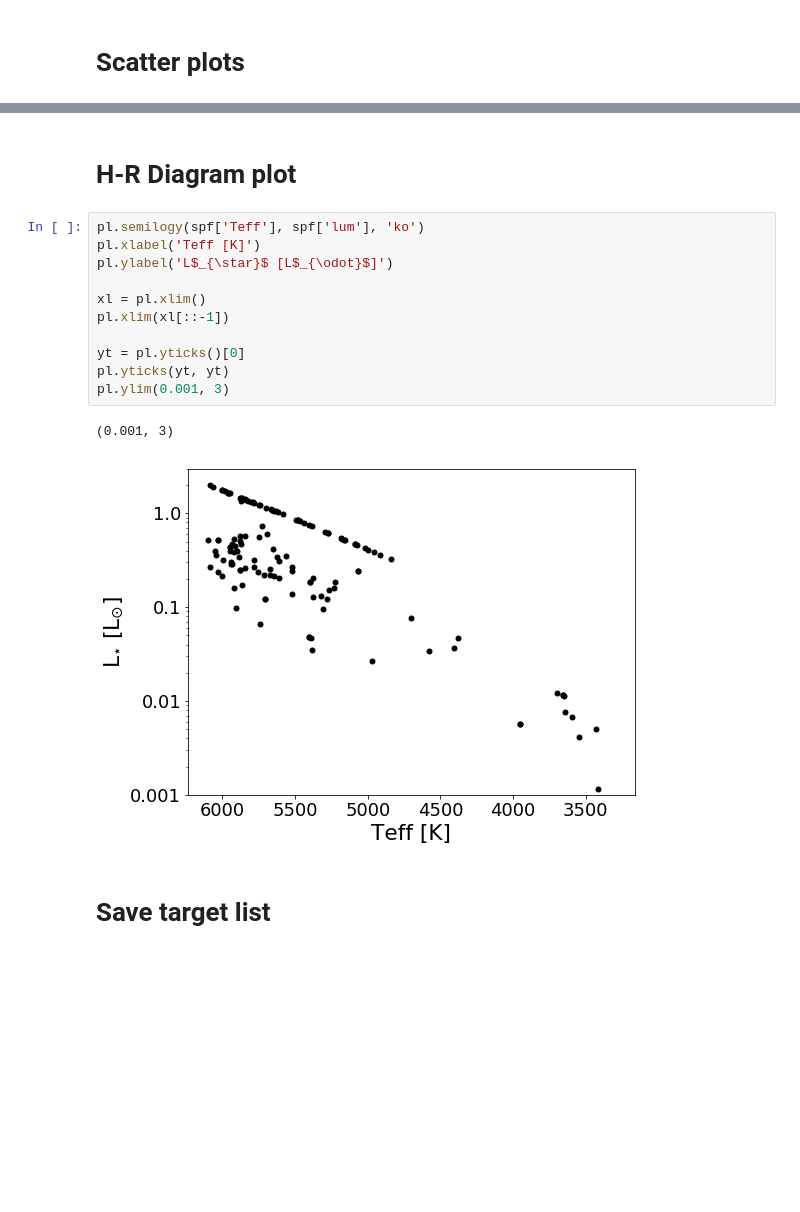
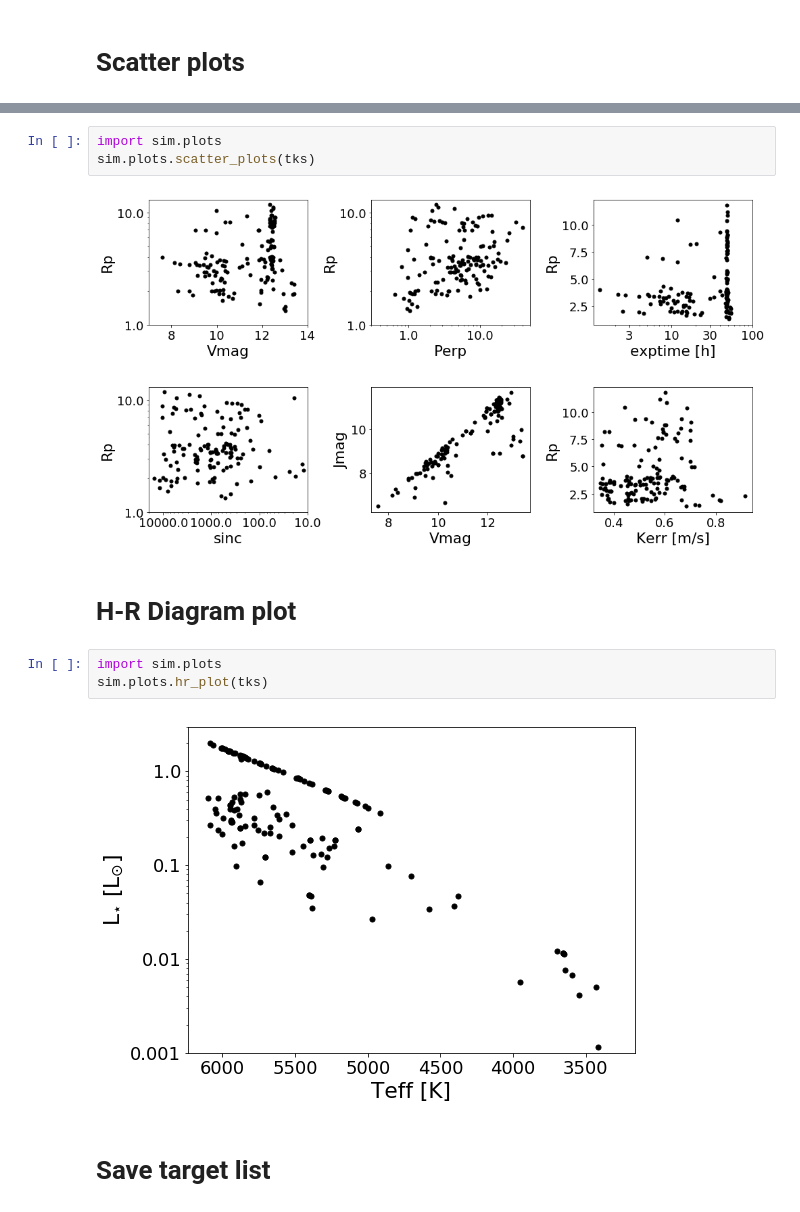
Before and after one commit to cdressing/ksms2019, a Jupyter notebook: notebooks/Simulator SB.ipynb, the cells around one changed output, grey strips where cells are left out. Cells and saved outputs as stored; diff of their text form; blank space fills up the shorter version.

```diff
--- a/notebooks/Simulator SB.ipynb
+++ b/notebooks/Simulator SB.ipynb
@@ -255,19 +44,15 @@ pl.savefig('fig_target-scatter.pdf')
+# %%
+import sim.plots
+sim.plots.scatter_plots(tks)
+# %% [output]
+[figure, added]
 # %% [markdown]
 # H-R Diagram plot
-# %%
-pl.semilogy(spf['Teff'], spf['lum'], 'ko')
-pl.xlabel('Teff [K]')
-pl.ylabel('L$_{\star}$ [L$_{\odot}$]')
-
-xl = pl.xlim()
-pl.xlim(xl[::-1])
-
-yt = pl.yticks()[0]
-pl.yticks(yt, yt)
-pl.ylim(0.001, 3)
-# %% [output]
-(0.001, 3)
-[figure, removed]
+# %%
+import sim.plots
+sim.plots.hr_plot(tks)
+# %% [output]
+[figure, added]
 # %% [markdown]
 # Save target list
 # %%
```
Also changed, not shown: parts of 11 cells of this notebook, 3 other files.
